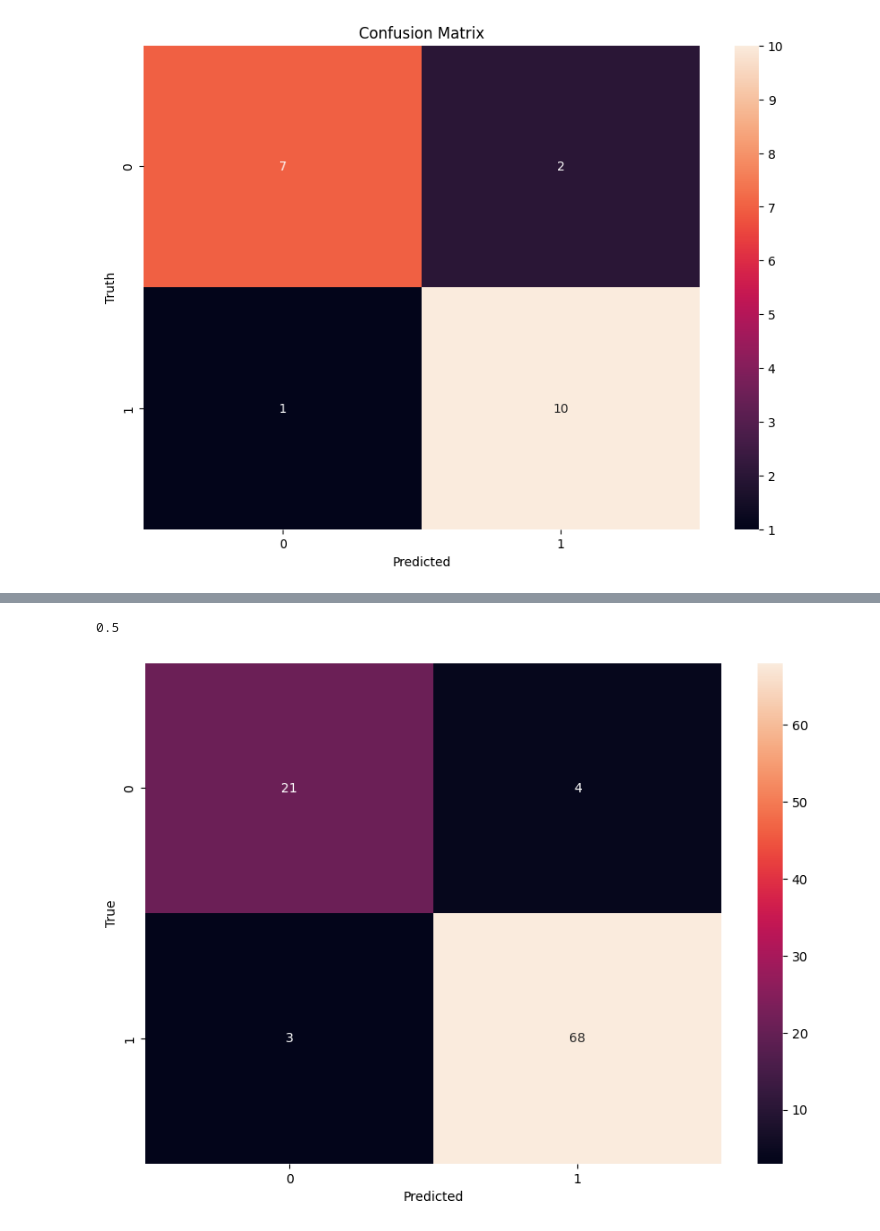
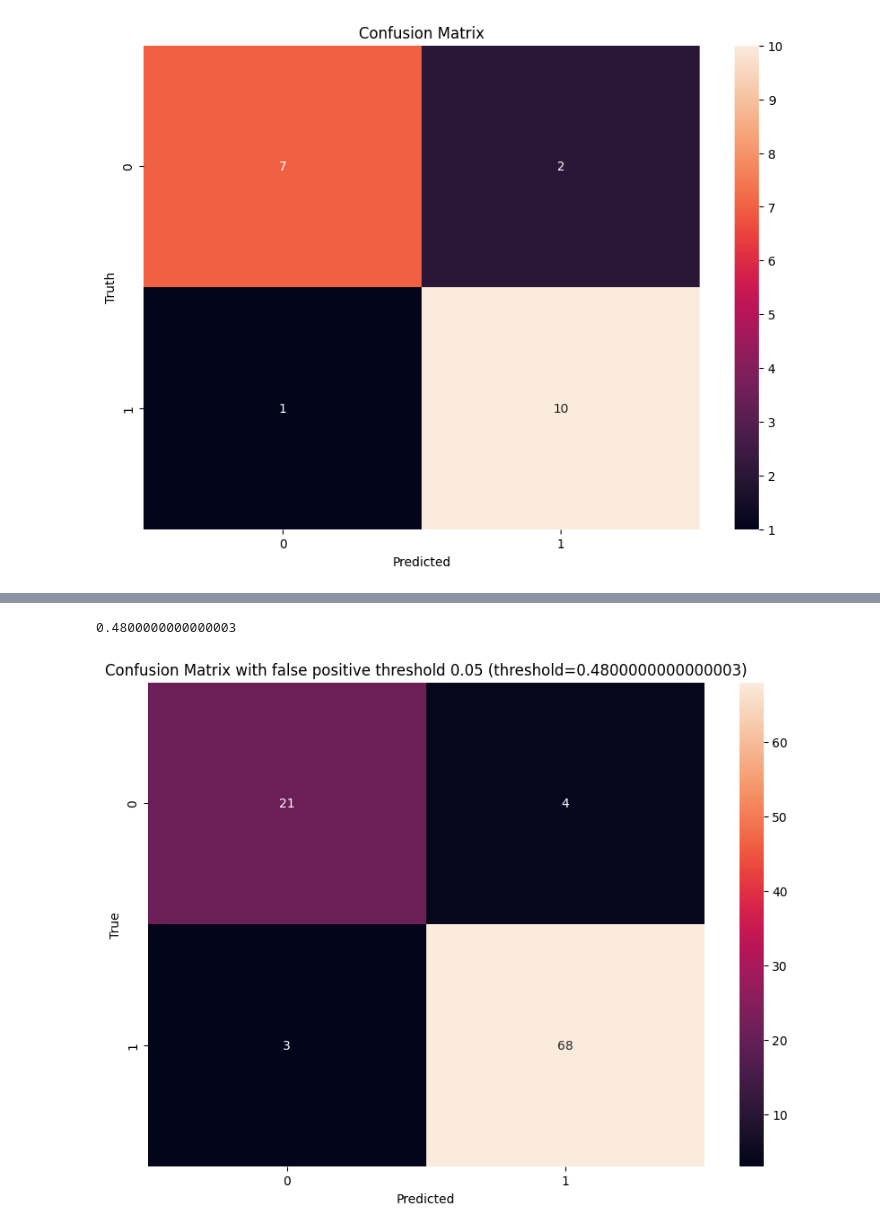
Before and after one commit to BonsAI-Group/Text-to-case, a Jupyter notebook: Validation Metrics/ValidationMetrics.ipynb, the cells around one changed output, grey strips where cells are left out. Cells and saved outputs as stored; diff of their text form; code cells hidden in the pictures.

```diff
--- a/Validation Metrics/ValidationMetrics.ipynb
+++ b/Validation Metrics/ValidationMetrics.ipynb
@@ -258,22 +322,27 @@ import tensorflow as tf
 from tensorflow import keras
 from tensorflow.keras import layers
 
-model = keras.Sequential([
-    layers.Dense(64, activation='relu', input_shape=[len(X_train.keys())]),
-    layers.Dense(64, activation='relu'),
-    layers.Dense(2, activation='softmax')
-])
+retrain = False
+if retrain:
+    model = keras.Sequential([
+        layers.Dense(64, activation='relu', input_shape=[len(X_train.keys())]),
+        layers.Dense(64, activation='relu'),
+        layers.Dense(2, activation='softmax')
+    ])
 
-early_stopping = keras.callbacks.EarlyStopping(
-    restore_best_weights=True,
-    monitor='val_loss',
-    patience=10,
-    verbose=1
-)
+    early_stopping = keras.callbacks.EarlyStopping(
+        restore_best_weights=True,
+        monitor='val_loss',
+        patience=10,
+        verbose=1
+    )
 
-model.compile(loss='sparse_categorical_crossentropy',
-              optimizer=tf.keras.optimizers.RMSprop(0.001),
-              metrics=['accuracy']
-              )
+    model.compile(loss='sparse_categorical_crossentropy',
+                optimizer=tf.keras.optimizers.RMSprop(0.001),
+                metrics=['accuracy']
+                )
 
-model.fit(X_train, y_train, epochs=100, batch_size=32, validation_split=0.2, callbacks=[early_stopping])
+    model.fit(X_train, y_train, epochs=100, batch_size=32, validation_split=0.2, callbacks=[early_stopping])
+
+else:
+    model = keras.models.load_model('trust_model.keras')
@@ -355,35 +413,36 @@ THRESHOLD = 0.75
 FP_PERCENTAGE = 0.05
 
 # calculate threshold
-THRESHOLD = 0.50
+THRESHOLD = 0.10
 resolution = 0.01
 while True:
     df_all_metrics_copy['predicted_use_final_answer'] = df_all_metrics_copy['confidence_1'] > THRESHOLD
     df_all_metrics_copy['predicted_use_final_answer'] = df_all_metrics_copy['predicted_use_final_answer'].astype('int')
     df_all_metrics_copy['use_final_answer'] = df_all_metrics_copy['use_final_answer'].astype('int')
     cm = confusion_matrix(df_all_metrics_copy['use_final_answer'], df_all_metrics_copy['predicted_use_final_answer'])
     fp = cm[0][1]
     if fp / (len(df_all_metrics_copy)) < FP_PERCENTAGE:
         break
     THRESHOLD += resolution
     if (THRESHOLD > 1):
         THRESHOLD = 1
         break
 
 print(THRESHOLD)
 
 df_all_metrics_copy['predicted_use_final_answer'] = df_all_metrics_copy['confidence_1'] > THRESHOLD
 df_all_metrics_copy['predicted_use_final_answer'] = df_all_metrics_copy['predicted_use_final_answer'].astype('int')
 df_all_metrics_copy['use_final_answer'] = df_all_metrics_copy['use_final_answer'].astype('int')
 
 
 # confusion matrix
 cm = confusion_matrix(df_all_metrics_copy['use_final_answer'], df_all_metrics_copy['predicted_use_final_answer'])
 plt.figure(figsize=(10,7))
 sns.heatmap(cm, annot=True, fmt='d')
 plt.xlabel('Predicted')
 plt.ylabel('True')
+plt.title(f'Confusion Matrix with false positive threshold {FP_PERCENTAGE} (threshold={THRESHOLD})')
 plt.show()
 # %% [output]
-0.5
+0.4800000000000003
-[figure, old version]
+[figure, new version]
```
Also changed, not shown: parts of 35 cells of this notebook.
